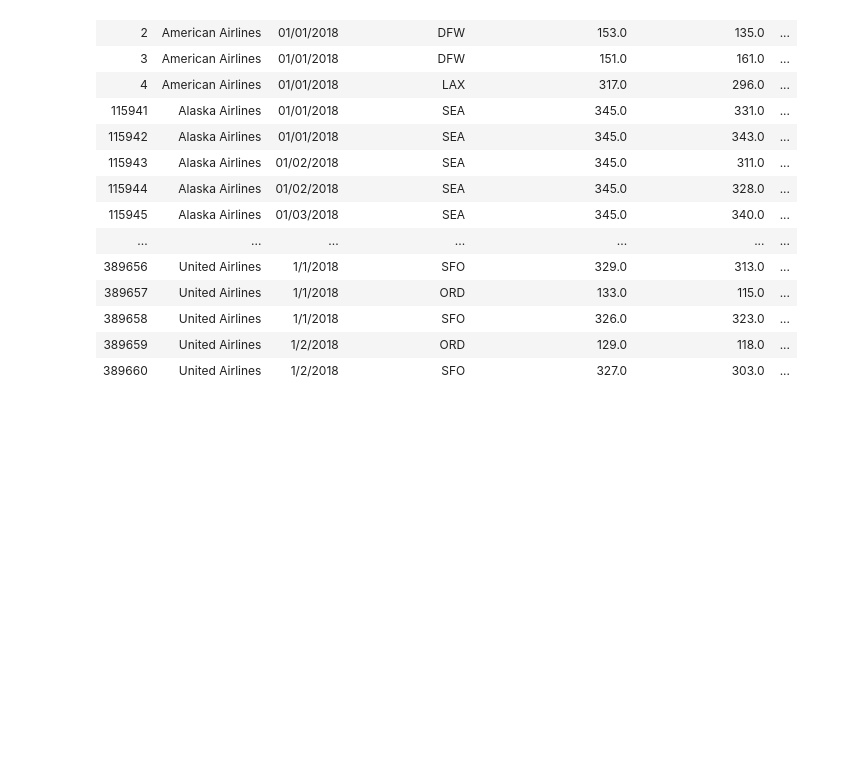
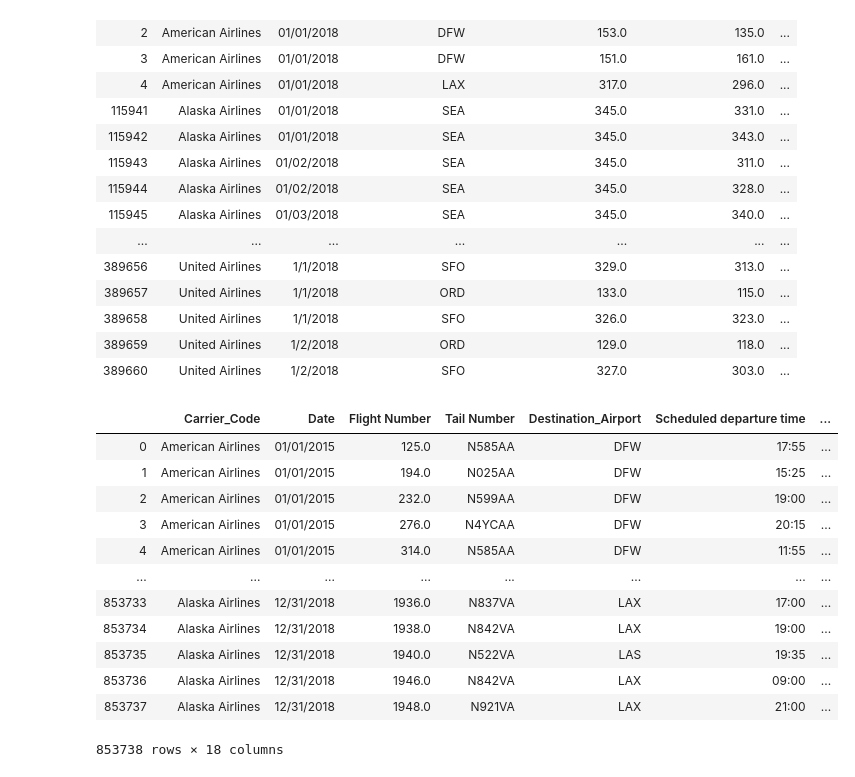
Before and after one commit to jabruhns/group-project-2, a Jupyter notebook: flight_db_sql.ipynb, the cells around one changed output. Cells and saved outputs as stored; diff of their text form; code cells hidden in the pictures; blank space fills up the shorter version.

```diff
--- a/flight_db_sql.ipynb
+++ b/flight_db_sql.ipynb
@@ -144,3 +144,19 @@ airlines.head()
 | 389658 | United Airlines | 1/1/2018 | SFO | 326.0 | 323.0 | ... |
 | 389659 | United Airlines | 1/2/2018 | ORD | 129.0 | 118.0 | ... |
 | 389660 | United Airlines | 1/2/2018 | SFO | 327.0 | 303.0 | ... |
+# %%
+AA
+# %% [output]
+|  | Carrier_Code | Date | Flight Number | Tail Number | Destination_Airport | Scheduled departure time | ... |
+| 0 | American Airlines | 01/01/2015 | 125.0 | N585AA | DFW | 17:55 | ... |
+| 1 | American Airlines | 01/01/2015 | 194.0 | N025AA | DFW | 15:25 | ... |
+| 2 | American Airlines | 01/01/2015 | 232.0 | N599AA | DFW | 19:00 | ... |
+| 3 | American Airlines | 01/01/2015 | 276.0 | N4YCAA | DFW | 20:15 | ... |
+| 4 | American Airlines | 01/01/2015 | 314.0 | N585AA | DFW | 11:55 | ... |
+| ... | ... | ... | ... | ... | ... | ... | ... |
+| 853733 | Alaska Airlines | 12/31/2018 | 1936.0 | N837VA | LAX | 17:00 | ... |
+| 853734 | Alaska Airlines | 12/31/2018 | 1938.0 | N842VA | LAX | 19:00 | ... |
+| 853735 | Alaska Airlines | 12/31/2018 | 1940.0 | N522VA | LAS | 19:35 | ... |
+| 853736 | Alaska Airlines | 12/31/2018 | 1946.0 | N842VA | LAX | 09:00 | ... |
+| 853737 | Alaska Airlines | 12/31/2018 | 1948.0 | N921VA | LAX | 21:00 | ... |
+853738 rows × 18 columns
```
Also changed, not shown: parts of 1 cell of this notebook, 5 other files.
